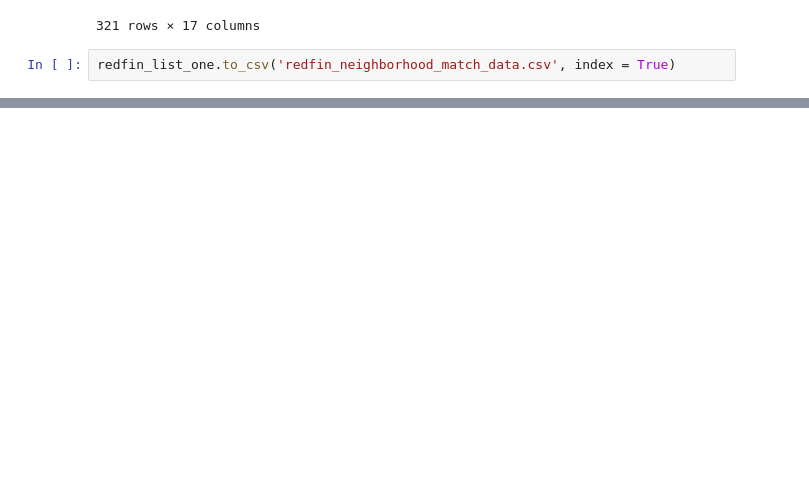
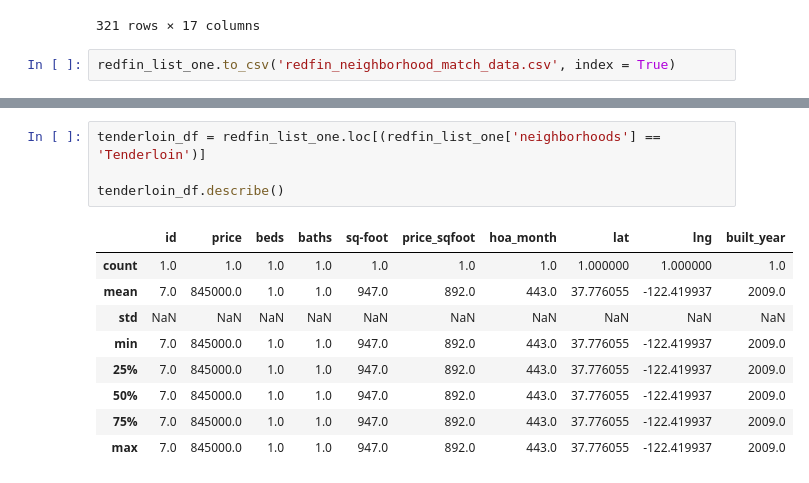
Before and after one commit to jennylynnramz/Project2, a Jupyter notebook: JenniferWorkingFiles/NeighborhoodMatch/cleaning_neighborhood_names.ipynb, the cells around one changed output, grey strips where cells are left out. Drawn from its saved outputs; the diff is of its cells as text; blank space fills up the shorter version.

```diff
--- a/JenniferWorkingFiles/NeighborhoodMatch/cleaning_neighborhood_names.ipynb
+++ b/JenniferWorkingFiles/NeighborhoodMatch/cleaning_neighborhood_names.ipynb
@@ -298,0 +330,14 @@ redfin_list_one.to_csv('redfin_neighborhood_match_data.csv', index = True)
+# %%
+tenderloin_df = redfin_list_one.loc[(redfin_list_one['neighborhoods'] == 'Tenderloin')]
+
+tenderloin_df.describe()
+# %% [output]
+|  | id | price | beds | baths | sq-foot | price_sqfoot | hoa_month | lat | lng | built_year |
+| count | 1.0 | 1.0 | 1.0 | 1.0 | 1.0 | 1.0 | 1.0 | 1.000000 | 1.000000 | 1.0 |
+| mean | 7.0 | 845000.0 | 1.0 | 1.0 | 947.0 | 892.0 | 443.0 | 37.776055 | -122.419937 | 2009.0 |
+| std | NaN | NaN | NaN | NaN | NaN | NaN | NaN | NaN | NaN | NaN |
+| min | 7.0 | 845000.0 | 1.0 | 1.0 | 947.0 | 892.0 | 443.0 | 37.776055 | -122.419937 | 2009.0 |
+| 25% | 7.0 | 845000.0 | 1.0 | 1.0 | 947.0 | 892.0 | 443.0 | 37.776055 | -122.419937 | 2009.0 |
+| 50% | 7.0 | 845000.0 | 1.0 | 1.0 | 947.0 | 892.0 | 443.0 | 37.776055 | -122.419937 | 2009.0 |
+| 75% | 7.0 | 845000.0 | 1.0 | 1.0 | 947.0 | 892.0 | 443.0 | 37.776055 | -122.419937 | 2009.0 |
+| max | 7.0 | 845000.0 | 1.0 | 1.0 | 947.0 | 892.0 | 443.0 | 37.776055 | -122.419937 | 2009.0 |
```
Also changed, not shown: parts of 8 cells of this notebook, 1 other file.
